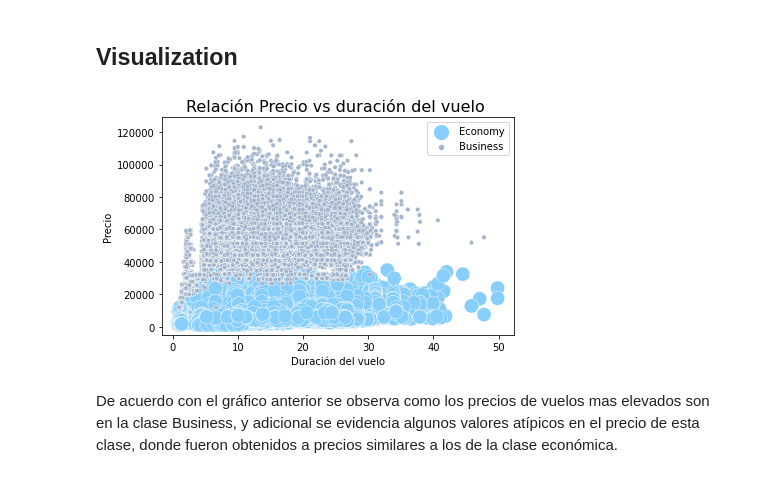
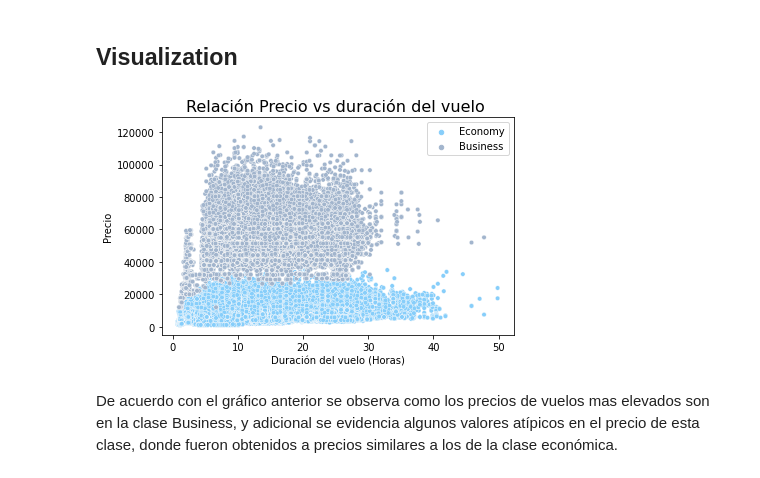
Before and after one commit to alejagaco/Predicci-n-Precios-Vuelos, a Jupyter notebook: Prediccion_PreciosVuelos.ipynb, the cells around one changed output. Drawn from its saved outputs; the diff is of its cells as text; code cells hidden in the pictures.

```diff
--- a/Prediccion_PreciosVuelos.ipynb
+++ b/Prediccion_PreciosVuelos.ipynb
@@ -164,19 +174,19 @@ Name: class, dtype: float64
 ## Visualization
 # %%
 color = ['#87CEFA','#A2B5CD']
-sns.scatterplot(data=df, x ='duration', y='price', hue='class', size='class',sizes=(20, 200), palette=color)
+sns.scatterplot(data=df, x ='duration', y='price', hue='class', size='class',sizes=(20, 20), palette=color)
 
 plt.title('Relación Precio vs duración del vuelo ', fontsize=16)
 
-plt.xlabel('Duración del vuelo', fontsize=10)
+plt.xlabel('Duración del vuelo (Horas)', fontsize=10)
 plt.ylabel('Precio', fontsize=10)
 
 plt.legend(loc='best')
 
 plt.tight_layout()
 plt.show()
 # %% [output]
-[figure, old version]
+[figure, new version]
 # %% [markdown]
 De acuerdo con el gráfico anterior se observa como los precios de vuelos mas elevados son en la clase Business, y adicional se evidencia algunos valores atípicos en el precio de esta clase, donde fueron obtenidos a precios similares a los de la clase económica.
 # %%
```
Also changed, not shown: parts of 21 cells of this notebook.
